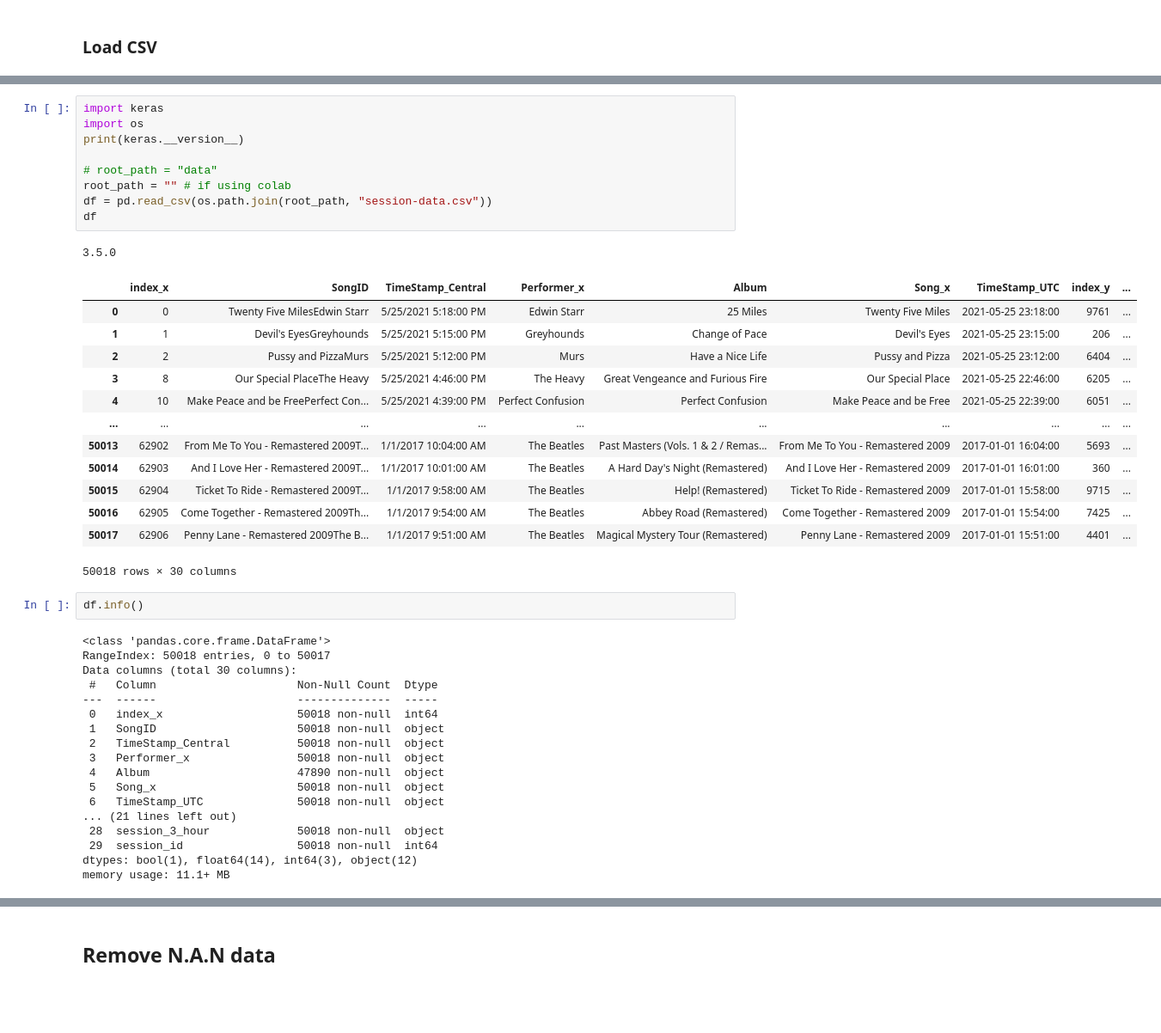
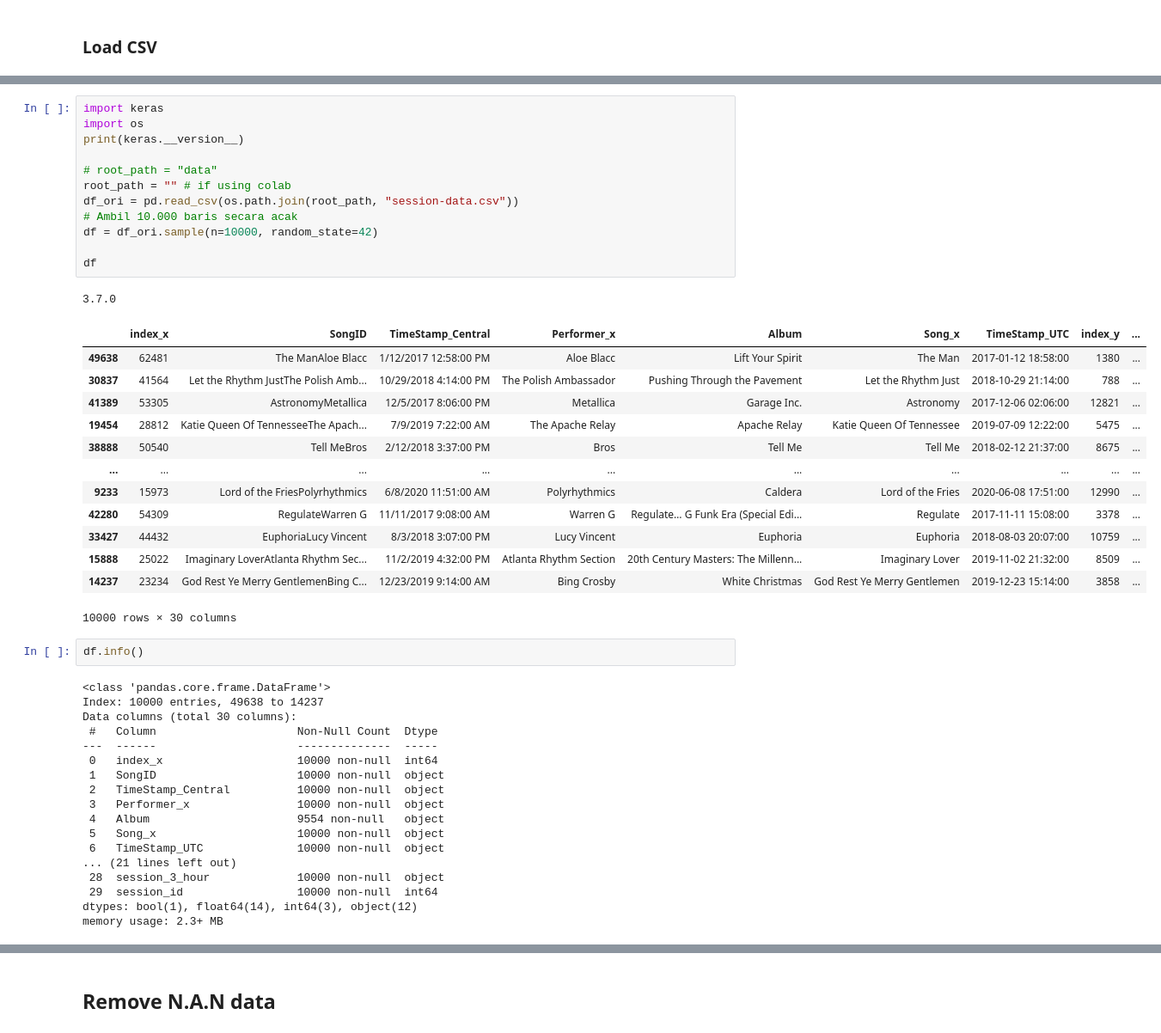
Before and after one commit to TuneHive/ML-TuneHive, a Jupyter notebook: model-dev/preprocessing-modeling.ipynb, the cells around one changed output, grey strips where cells are left out. Shown at 86% size. Saved outputs shown, nothing was run; the diff lists cells and outputs as text; blank space fills up the shorter version.

```diff
--- a/model-dev/preprocessing-modeling.ipynb
+++ b/model-dev/preprocessing-modeling.ipynb
@@ -43,47 +34,50 @@ session-data.csv    100%[===================>]  20.94M  --.-KB/s    in 0.1s
 # %%
 import keras
 import os
 print(keras.__version__)
 
 # root_path = "data"
 root_path = "" # if using colab
-df = pd.read_csv(os.path.join(root_path, "session-data.csv"))
+df_ori = pd.read_csv(os.path.join(root_path, "session-data.csv"))
+# Ambil 10.000 baris secara acak
+df = df_ori.sample(n=10000, random_state=42)
+
 df
 # %% [output]
-3.5.0
+3.7.0
 |  | index_x | SongID | TimeStamp_Central | Performer_x | Album | Song_x | TimeStamp_UTC | index_y | ... |
-| 0 | 0 | Twenty Five MilesEdwin Starr | 5/25/2021 5:18:00 PM | Edwin Starr | 25 Miles | Twenty Five Miles | 2021-05-25 23:18:00 | 9761 | ... |
-| 1 | 1 | Devil's EyesGreyhounds | 5/25/2021 5:15:00 PM | Greyhounds | Change of Pace | Devil's Eyes | 2021-05-25 23:15:00 | 206 | ... |
-| 2 | 2 | Pussy and PizzaMurs | 5/25/2021 5:12:00 PM | Murs | Have a Nice Life | Pussy and Pizza | 2021-05-25 23:12:00 | 6404 | ... |
-| 3 | 8 | Our Special PlaceThe Heavy | 5/25/2021 4:46:00 PM | The Heavy | Great Vengeance and Furious Fire | Our Special Place | 2021-05-25 22:46:00 | 6205 | ... |
-| 4 | 10 | Make Peace and be FreePerfect Con... | 5/25/2021 4:39:00 PM | Perfect Confusion | Perfect Confusion | Make Peace and be Free | 2021-05-25 22:39:00 | 6051 | ... |
+| 49638 | 62481 | The ManAloe Blacc | 1/12/2017 12:58:00 PM | Aloe Blacc | Lift Your Spirit | The Man | 2017-01-12 18:58:00 | 1380 | ... |
+| 30837 | 41564 | Let the Rhythm JustThe Polish Amb... | 10/29/2018 4:14:00 PM | The Polish Ambassador | Pushing Through the Pavement | Let the Rhythm Just | 2018-10-29 21:14:00 | 788 | ... |
+| 41389 | 53305 | AstronomyMetallica | 12/5/2017 8:06:00 PM | Metallica | Garage Inc. | Astronomy | 2017-12-06 02:06:00 | 12821 | ... |
+| 19454 | 28812 | Katie Queen Of TennesseeThe Apach... | 7/9/2019 7:22:00 AM | The Apache Relay | Apache Relay | Katie Queen Of Tennessee | 2019-07-09 12:22:00 | 5475 | ... |
+| 38888 | 50540 | Tell MeBros | 2/12/2018 3:37:00 PM | Bros | Tell Me | Tell Me | 2018-02-12 21:37:00 | 8675 | ... |
 | ... | ... | ... | ... | ... | ... | ... | ... | ... | ... |
-| 50013 | 62902 | From Me To You - Remastered 2009T... | 1/1/2017 10:04:00 AM | The Beatles | Past Masters (Vols. 1 & 2 / Remas... | From Me To You - Remastered 2009 | 2017-01-01 16:04:00 | 5693 | ... |
-| 50014 | 62903 | And I Love Her - Remastered 2009T... | 1/1/2017 10:01:00 AM | The Beatles | A Hard Day's Night (Remastered) | And I Love Her - Remastered 2009 | 2017-01-01 16:01:00 | 360 | ... |
-| 50015 | 62904 | Ticket To Ride - Remastered 2009T... | 1/1/2017 9:58:00 AM | The Beatles | Help! (Remastered) | Ticket To Ride - Remastered 2009 | 2017-01-01 15:58:00 | 9715 | ... |
-| 50016 | 62905 | Come Together - Remastered 2009Th... | 1/1/2017 9:54:00 AM | The Beatles | Abbey Road (Remastered) | Come Together - Remastered 2009 | 2017-01-01 15:54:00 | 7425 | ... |
-| 50017 | 62906 | Penny Lane - Remastered 2009The B... | 1/1/2017 9:51:00 AM | The Beatles | Magical Mystery Tour (Remastered) | Penny Lane - Remastered 2009 | 2017-01-01 15:51:00 | 4401 | ... |
+| 9233 | 15973 | Lord of the FriesPolyrhythmics | 6/8/2020 11:51:00 AM | Polyrhythmics | Caldera | Lord of the Fries | 2020-06-08 17:51:00 | 12990 | ... |
+| 42280 | 54309 | RegulateWarren G | 11/11/2017 9:08:00 AM | Warren G | Regulate… G Funk Era (Special Edi... | Regulate | 2017-11-11 15:08:00 | 3378 | ... |
+| 33427 | 44432 | EuphoriaLucy Vincent | 8/3/2018 3:07:00 PM | Lucy Vincent | Euphoria | Euphoria | 2018-08-03 20:07:00 | 10759 | ... |
+| 15888 | 25022 | Imaginary LoverAtlanta Rhythm Sec... | 11/2/2019 4:32:00 PM | Atlanta Rhythm Section | 20th Century Masters: The Millenn... | Imaginary Lover | 2019-11-02 21:32:00 | 8509 | ... |
+| 14237 | 23234 | God Rest Ye Merry GentlemenBing C... | 12/23/2019 9:14:00 AM | Bing Crosby | White Christmas | God Rest Ye Merry Gentlemen | 2019-12-23 15:14:00 | 3858 | ... |
-50018 rows × 30 columns
+10000 rows × 30 columns
 # %%
 df.info()
 # %% [output]
 <class 'pandas.core.frame.DataFrame'>
-RangeIndex: 50018 entries, 0 to 50017
+Index: 10000 entries, 49638 to 14237
 Data columns (total 30 columns):
  #   Column                     Non-Null Count  Dtype
 ---  ------                     --------------  -----
- 0   index_x                    50018 non-null  int64
- 1   SongID                     50018 non-null  object
- 2   TimeStamp_Central          50018 non-null  object
- 3   Performer_x                50018 non-null  object
- 4   Album                      47890 non-null  object
- 5   Song_x                     50018 non-null  object
- 6   TimeStamp_UTC              50018 non-null  object
+ 0   index_x                    10000 non-null  int64
+ 1   SongID                     10000 non-null  object
+ 2   TimeStamp_Central          10000 non-null  object
+ 3   Performer_x                10000 non-null  object
+ 4   Album                      9554 non-null   object
+ 5   Song_x                     10000 non-null  object
+ 6   TimeStamp_UTC              10000 non-null  object
 ... (21 lines left out)
- 28  session_3_hour             50018 non-null  object
- 29  session_id                 50018 non-null  int64
+ 28  session_3_hour             10000 non-null  object
+ 29  session_id                 10000 non-null  int64
 dtypes: bool(1), float64(14), int64(3), object(12)
-memory usage: 11.1+ MB
+memory usage: 2.3+ MB
 # %%
 test_col_name = 'mode'
 df.loc[:, test_col_name]
```
Also changed, not shown: parts of 13 cells of this notebook, 5 other files.
